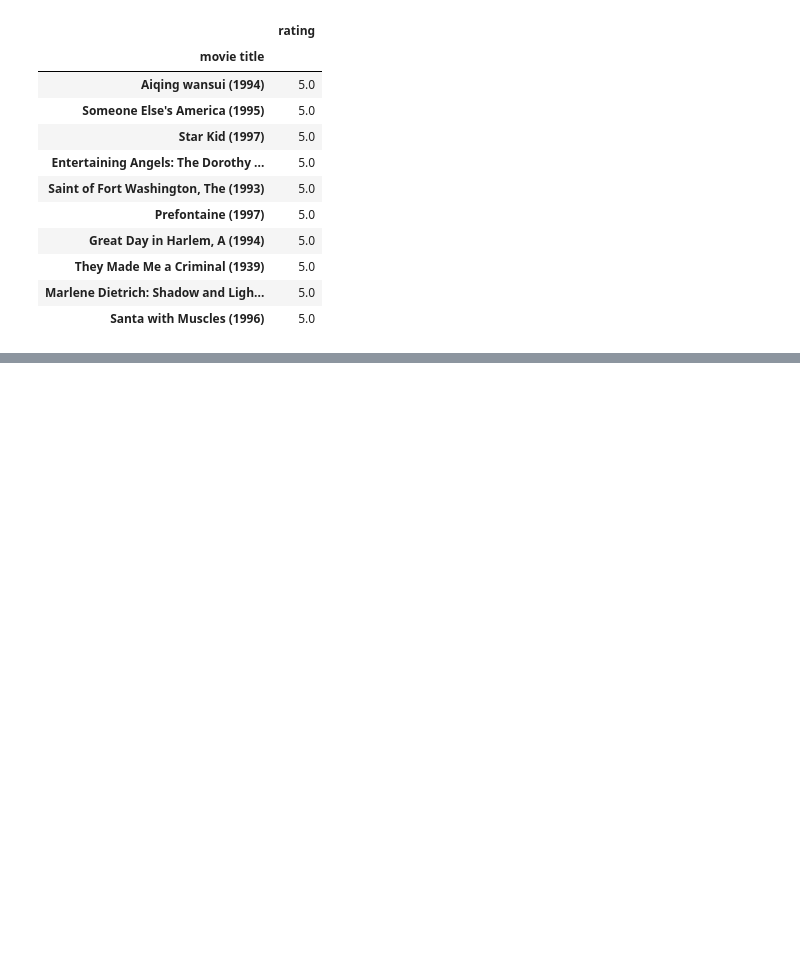
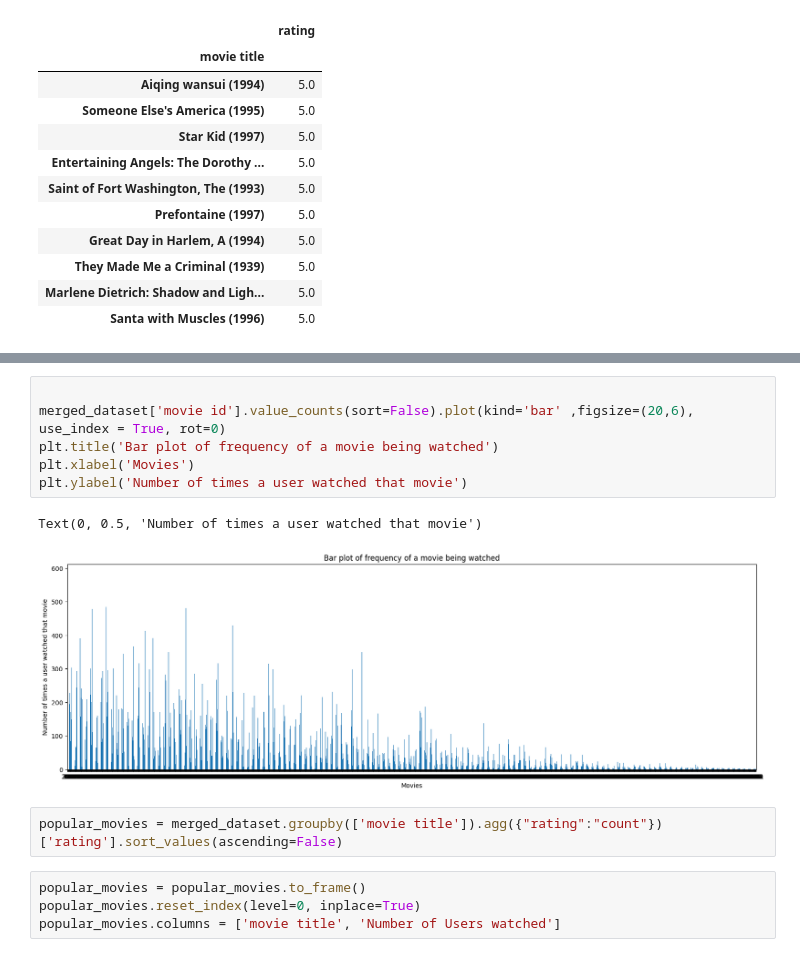
Before and after one commit to ShashankMk031/Recommendation-system, a Jupyter notebook: knowledge_based_recommender_system.ipynb, the cells around one changed output, grey strips where cells are left out. Drawn from its saved outputs; the diff is of its cells as text; blank space fills up the shorter version.

```diff
--- a/knowledge_based_recommender_system.ipynb
+++ b/knowledge_based_recommender_system.ipynb
@@ -169,0 +223,15 @@ avg_highly_rated_movies.head(10)
+# %%
+
+merged_dataset['movie id'].value_counts(sort=False).plot(kind='bar' ,figsize=(20,6), use_index = True, rot=0)
+plt.title('Bar plot of frequency of a movie being watched')
+plt.xlabel('Movies')
+plt.ylabel('Number of times a user watched that movie')
+# %% [output]
+Text(0, 0.5, 'Number of times a user watched that movie')
+[figure, added]
+# %%
+popular_movies = merged_dataset.groupby(['movie title']).agg({"rating":"count"})['rating'].sort_values(ascending=False)
+# %%
+popular_movies = popular_movies.to_frame()
+popular_movies.reset_index(level=0, inplace=True)
+popular_movies.columns = ['movie title', 'Number of Users watched']
```
Also changed, not shown: parts of 12 cells of this notebook.
